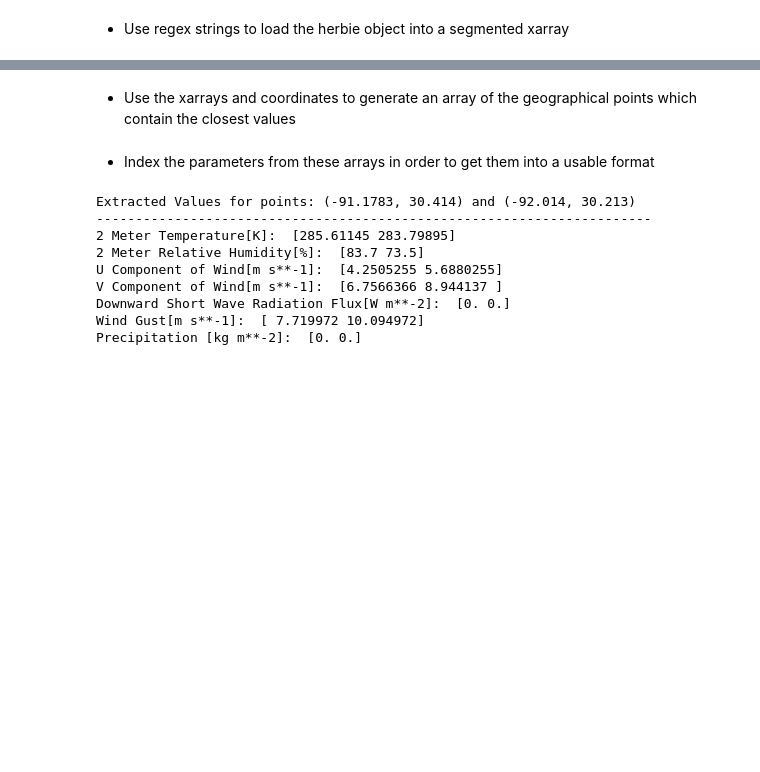
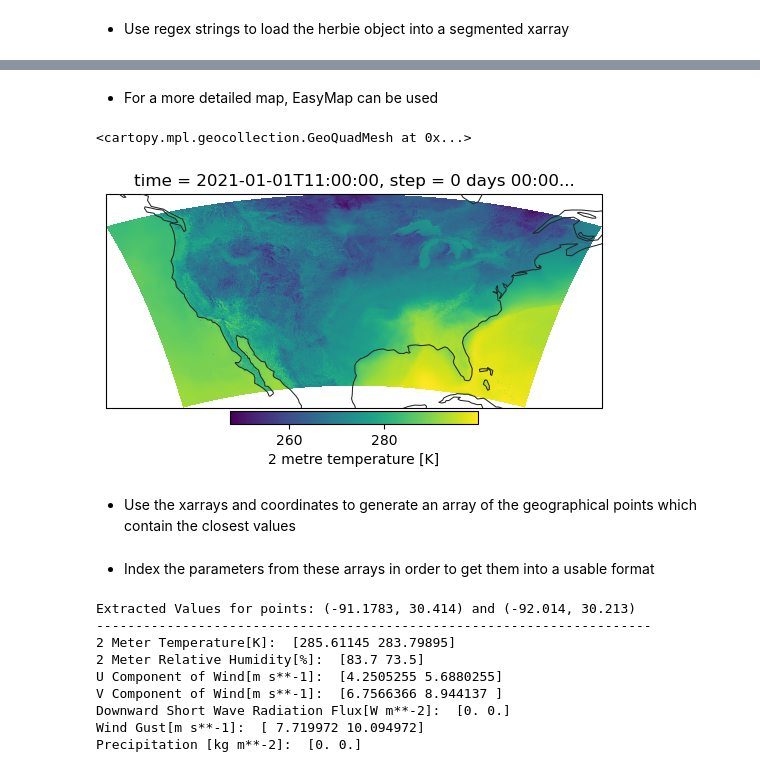
Before and after one commit to kguilly/customExtraction, a Jupyter notebook: myFiles/pythonPygrib/tutorials/tutorial_0.ipynb, the cells around one changed output, grey strips where cells are left out. Drawn from its saved outputs; the diff is of its cells as text; code cells hidden in the pictures; blank space fills up the shorter version.

```diff
--- a/myFiles/pythonPygrib/tutorials/tutorial_0.ipynb
+++ b/myFiles/pythonPygrib/tutorials/tutorial_0.ipynb
@@ -117,3 +126,20 @@ precip = precip_herb_obj.xarray(":APCP:surface:")
+# %% [markdown]
+- For a more detailed map, EasyMap can be used
+# %%
+from toolbox import EasyMap, pc, ccrs
+
+ax = EasyMap().ax
+t2m_rh.t2m.plot(
+    x="longitude",
+    y="latitude",
+    ax=ax,
+    transform=pc,
+    cbar_kwargs={"shrink": 0.5, "orientation": "horizontal", "pad": 0.01},
+)
+# t2m_rh.herbie.plot()
+# %% [output]
+<cartopy.mpl.geocollection.GeoQuadMesh at 0x...>
+[figure, added]
 # %% [markdown]
 - Use the xarrays and coordinates to generate an array of the geographical points which contain the closest values
 # %%
```
Also changed, not shown: parts of 13 cells of this notebook.
